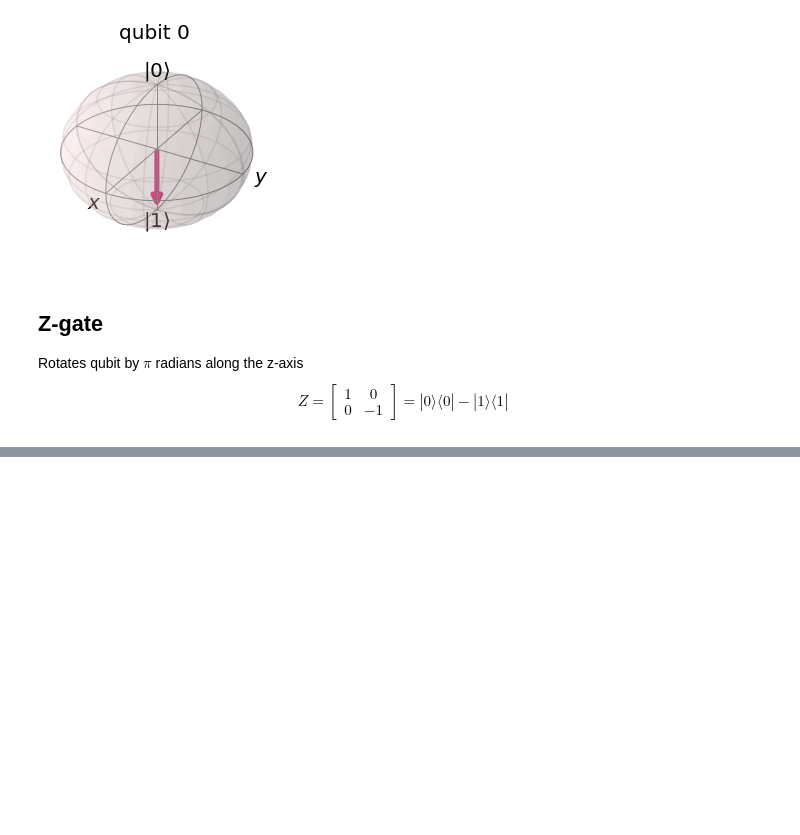
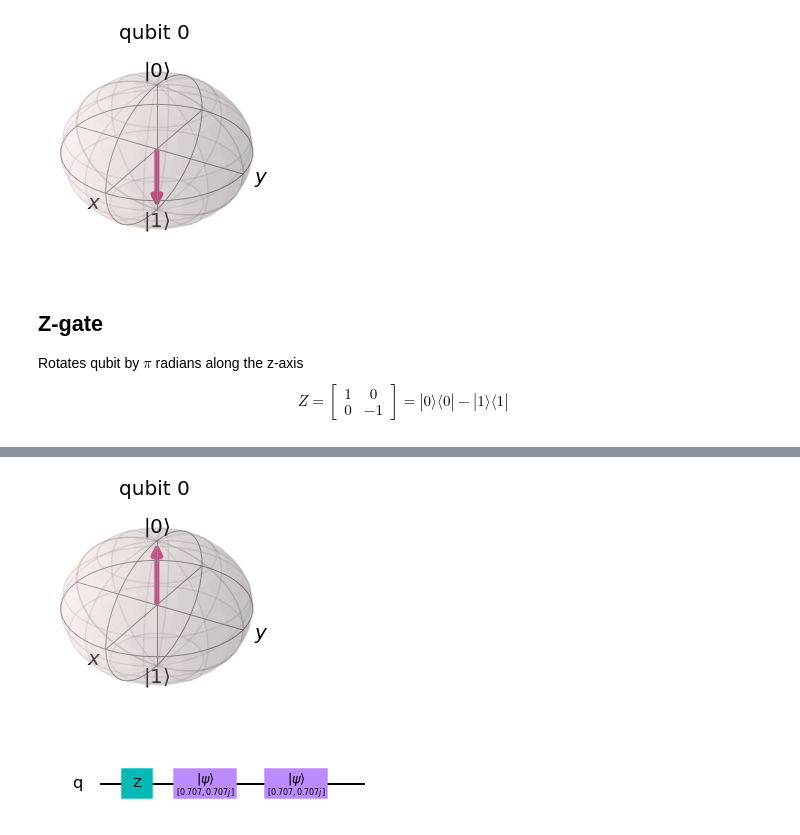
Before and after one commit to vabarbosa/vb_qiskit-quantumcomputing, a Jupyter notebook: SingleQubitStates.ipynb, the cells around one changed output, grey strips where cells are left out. Cells and saved outputs as stored; diff of their text form; code cells hidden in the pictures; blank space fills up the shorter version.

```diff
--- a/SingleQubitStates.ipynb
+++ b/SingleQubitStates.ipynb
@@ -42,0 +49,11 @@ $$ Z = \begin{bmatrix} 1 & 0 \\ 0 & -1 \end{bmatrix} = |0\rangle\langle0| - |1\r
+# %%
+out = execute(qc, backend).result().get_statevector()
+plot_bloch_multivector(out)
+# %% [output]
+[figure, added]
+# %%
+intial_state = [1./sqrt(2), 1.j/sqrt(2)]
+qc.initialize(intial_state, 0)
+qc.draw('mpl')
+# %% [output]
+[figure, added]
```
Also changed, not shown: parts of 3 cells of this notebook.
